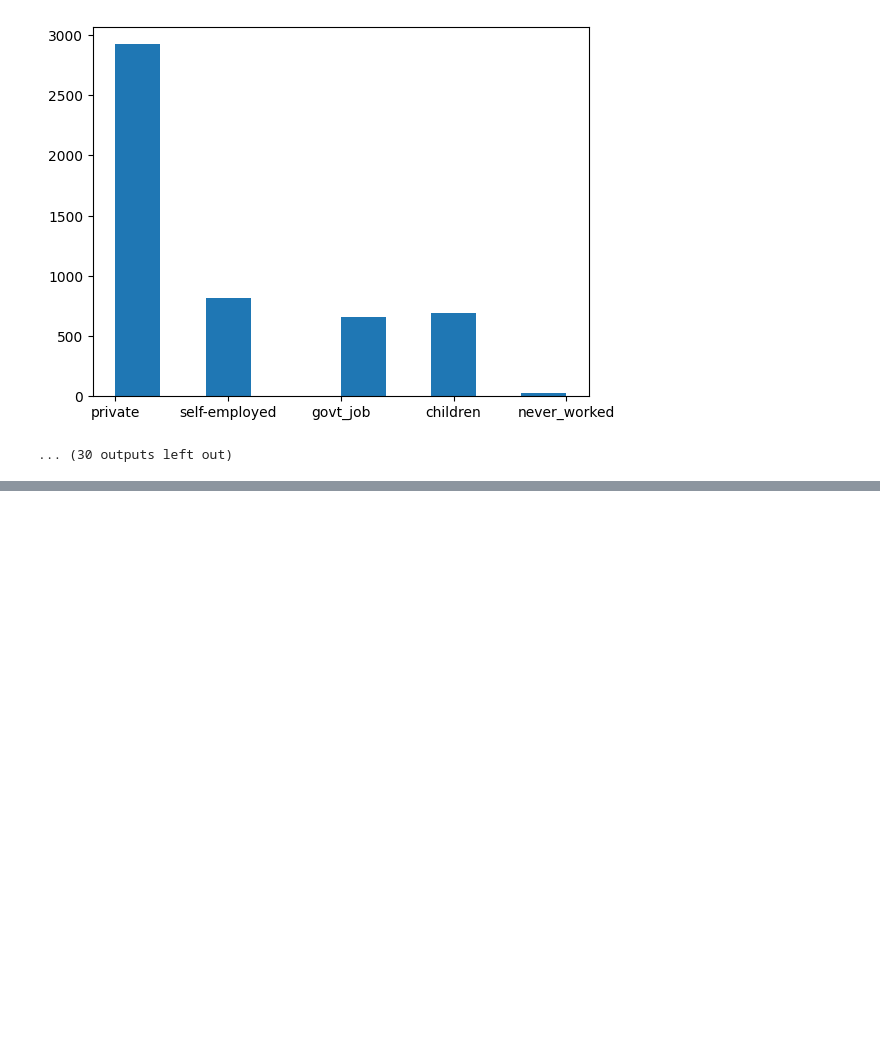
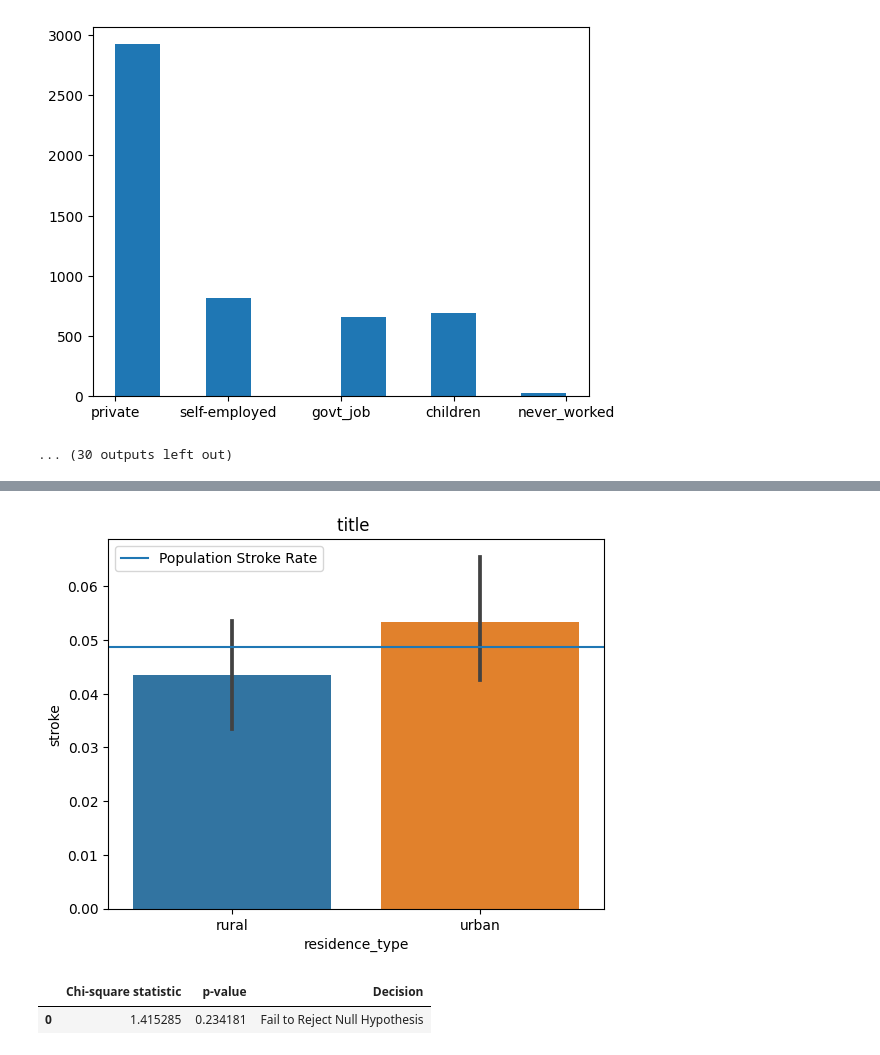
Before and after one commit to Keila-Camarillo/stroke_prediction, a Jupyter notebook: explore.ipynb, the cells around one changed output, grey strips where cells are left out. Cells and saved outputs as stored; diff of their text form; code cells hidden in the pictures; blank space fills up the shorter version.

```diff
--- a/explore.ipynb
+++ b/explore.ipynb
@@ -60,0 +123,11 @@ NameError: name 'stats' is not defined
+# %%
+# visual graph
+e.relationship_graph(train, "title ", "residence_type", "stroke")
+# %% [output]
+[figure, added]
+# %%
+# statistical test
+e.chi_stats(train, "residence_type", "stroke")
+# %% [output]
+|  | Chi-square statistic | p-value | Decision |
+| 0 | 1.415285 | 0.234181 | Fail to Reject Null Hypothesis |
```
Also changed, not shown: parts of 26 cells of this notebook, 2 other files.
